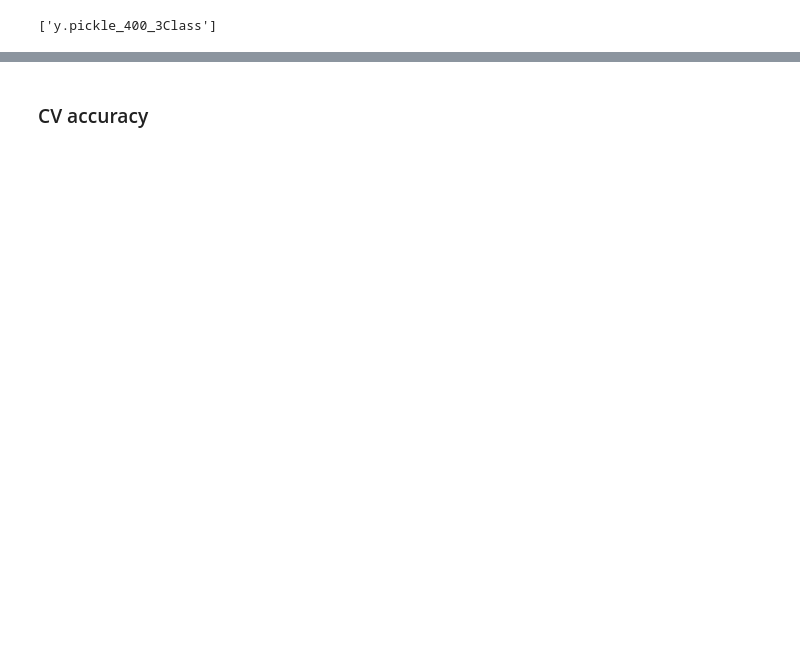
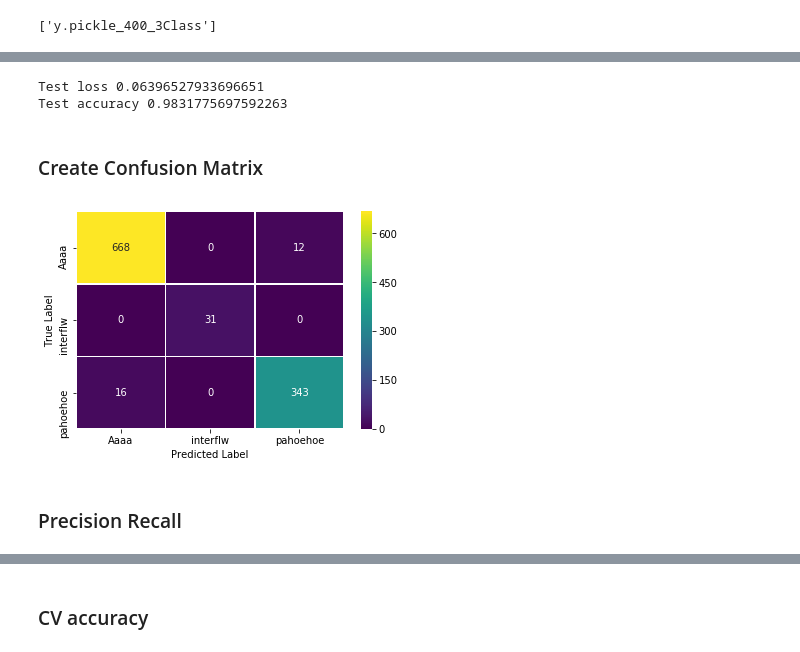
Before and after one commit to jahab/Rock-Classification, a Jupyter notebook: with4Classes/400/Rock_Classification.ipynb, the cells around one changed output, grey strips where cells are left out. Saved outputs shown, nothing was run; the diff lists cells and outputs as text; code cells hidden in the pictures; blank space fills up the shorter version.

Commit message:
Added Precision and Recall and F1 Score

```diff
--- a/with4Classes/400/Rock_Classification.ipynb
+++ b/with4Classes/400/Rock_Classification.ipynb
@@ -104,4 +112,6 @@ X=joblib.load('X.pickle_400_3Class')
 y=joblib.load('y.pickle_400_3Class')
 # %%
 X=np.divide(X,255)
+# %%
+X_train, X_test, y_train, y_test = train_test_split(X, y, test_size=0.33, random_state=42,stratify=y)
 # %%
@@ -142,0 +170,28 @@ def rock_classifier():
+# %%
+score=model.evaluate(X_test,y_test,verbose=0)
+print('Test loss', score[0])
+print('Test accuracy', score[1])
+# %% [output]
+Test loss 0.06396527933696651
+Test accuracy 0.9831775697592263
+# %%
+y_pred_prob=model.predict(X_test)
+# %%
+y_pred=np.argmax(y_pred_prob,axis=1)
+# %% [markdown]
+### Create Confusion Matrix
+# %%
+from sklearn.metrics import accuracy_score
+from sklearn.metrics import confusion_matrix
+import seaborn as sns
+acc=accuracy_score(y_test,y_pred)
+conf_mat=confusion_matrix(y_test,y_pred)
+conf_mat
+sns.heatmap(conf_mat,annot=True,cmap='viridis',fmt="d",linewidths=.5,yticklabels=CATEGORIES,xticklabels=CATEGORIES)
+plt.xlabel('Predicted Label')
+plt.ylabel('True Label')
+plt.show()
+# %% [output]
+[figure, added]
+# %% [markdown]
+### Precision Recall
```
Also changed, not shown: parts of 12 cells of this notebook.
